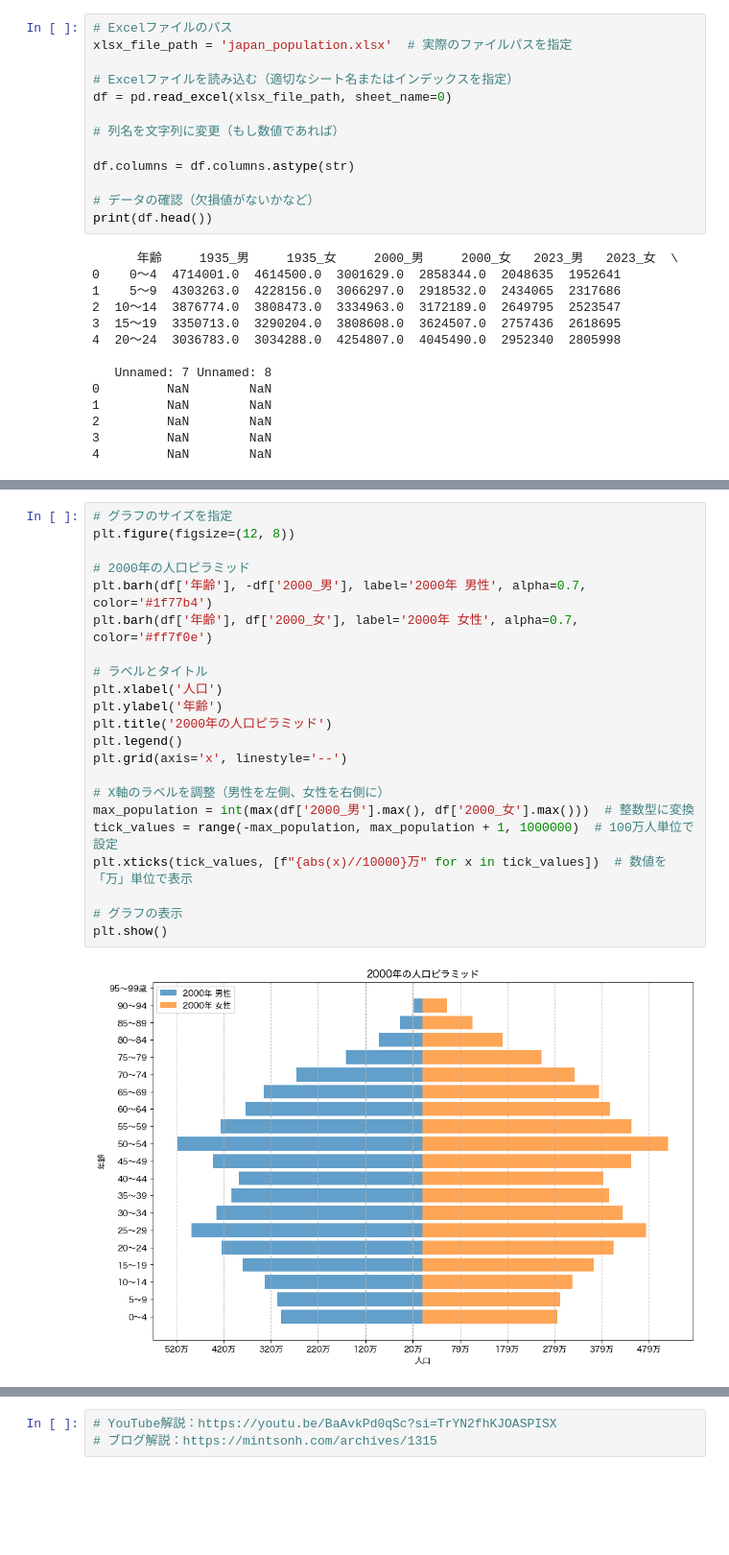
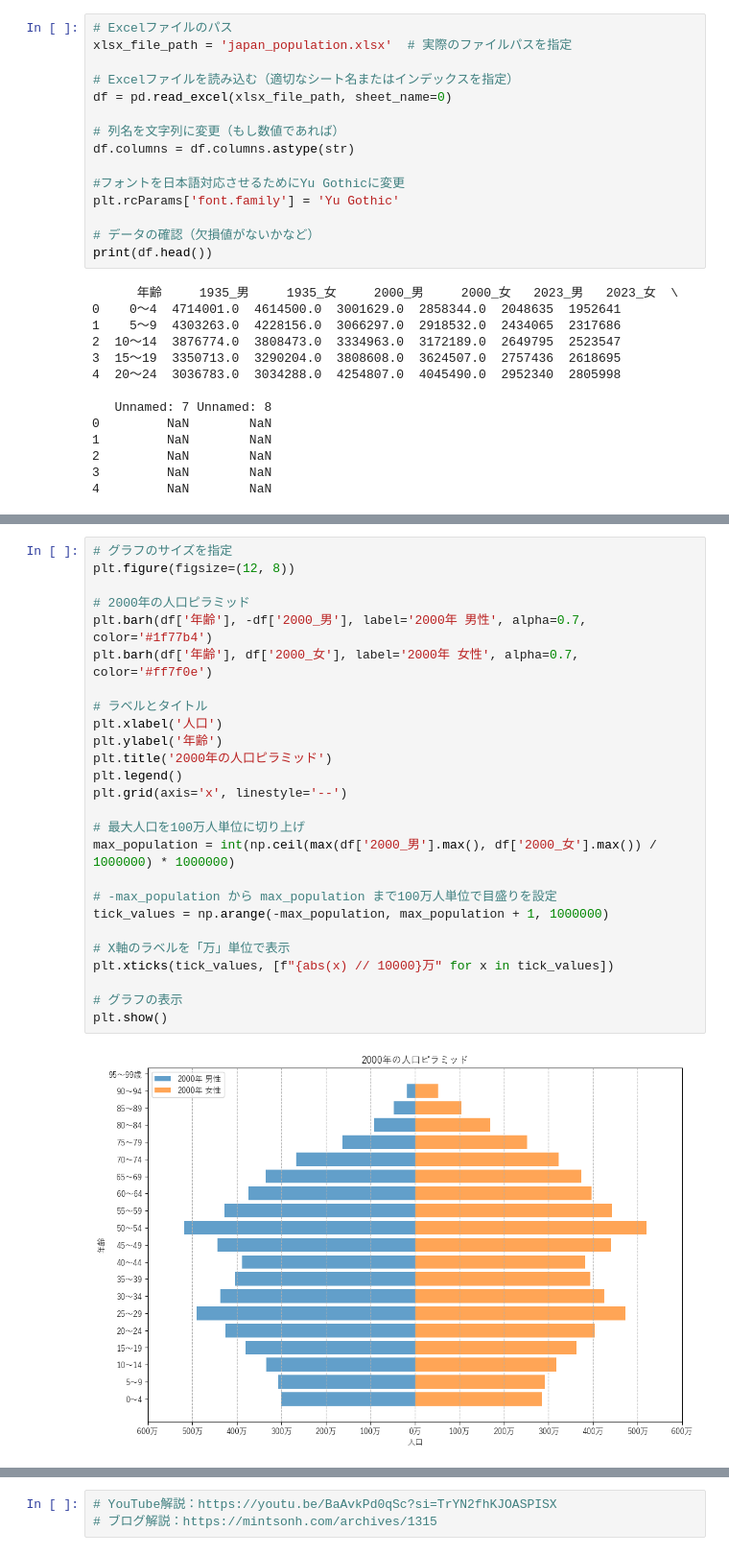
Before and after one commit to mintson0517/ytcode, a Jupyter notebook: python/population＿pyramid/japan_population.ipynb, the cells around one changed output, grey strips where cells are left out. Shown: that part at 96% size. Cells and saved outputs as stored; diff of their text form; blank space fills up the shorter version.

Commit message:
edit xticks

```diff
--- a/python/population＿pyramid/japan_population.ipynb
+++ b/python/population＿pyramid/japan_population.ipynb
@@ -9,8 +10,10 @@ xlsx_file_path = 'japan_population.xlsx'  # 実際のファイルパスを指定
 df = pd.read_excel(xlsx_file_path, sheet_name=0)
 
 # 列名を文字列に変更（もし数値であれば）
+df.columns = df.columns.astype(str)
 
-df.columns = df.columns.astype(str)
+#フォントを日本語対応させるためにYu Gothicに変更
+plt.rcParams['font.family'] = 'Yu Gothic'
 
 # データの確認（欠損値がないかなど）
 print(df.head())
@@ -55,27 +62,31 @@ plt.show()
 # %%
 # グラフのサイズを指定
 plt.figure(figsize=(12, 8))
 
 # 2000年の人口ピラミッド
 plt.barh(df['年齢'], -df['2000_男'], label='2000年 男性', alpha=0.7, color='#1f77b4')
 plt.barh(df['年齢'], df['2000_女'], label='2000年 女性', alpha=0.7, color='#ff7f0e')
 
 # ラベルとタイトル
 plt.xlabel('人口')
 plt.ylabel('年齢')
 plt.title('2000年の人口ピラミッド')
 plt.legend()
 plt.grid(axis='x', linestyle='--')
 
-# X軸のラベルを調整（男性を左側、女性を右側に）
-max_population = int(max(df['2000_男'].max(), df['2000_女'].max()))  # 整数型に変換
-tick_values = range(-max_population, max_population + 1, 1000000)  # 100万人単位で設定
-plt.xticks(tick_values, [f"{abs(x)//10000}万" for x in tick_values])  # 数値を「万」単位で表示
+# 最大人口を100万人単位に切り上げ
+max_population = int(np.ceil(max(df['2000_男'].max(), df['2000_女'].max()) / 1000000) * 1000000)
+
+# -max_population から max_population まで100万人単位で目盛りを設定
+tick_values = np.arange(-max_population, max_population + 1, 1000000)
+
+# X軸のラベルを「万」単位で表示
+plt.xticks(tick_values, [f"{abs(x) // 10000}万" for x in tick_values])
 
 # グラフの表示
 plt.show()
 # %% [output]
-[figure, old version]
+[figure, new version]
 # %%
 # グラフのサイズを指定
 plt.figure(figsize=(12, 8))
```
Also changed, not shown: parts of 3 cells of this notebook.
